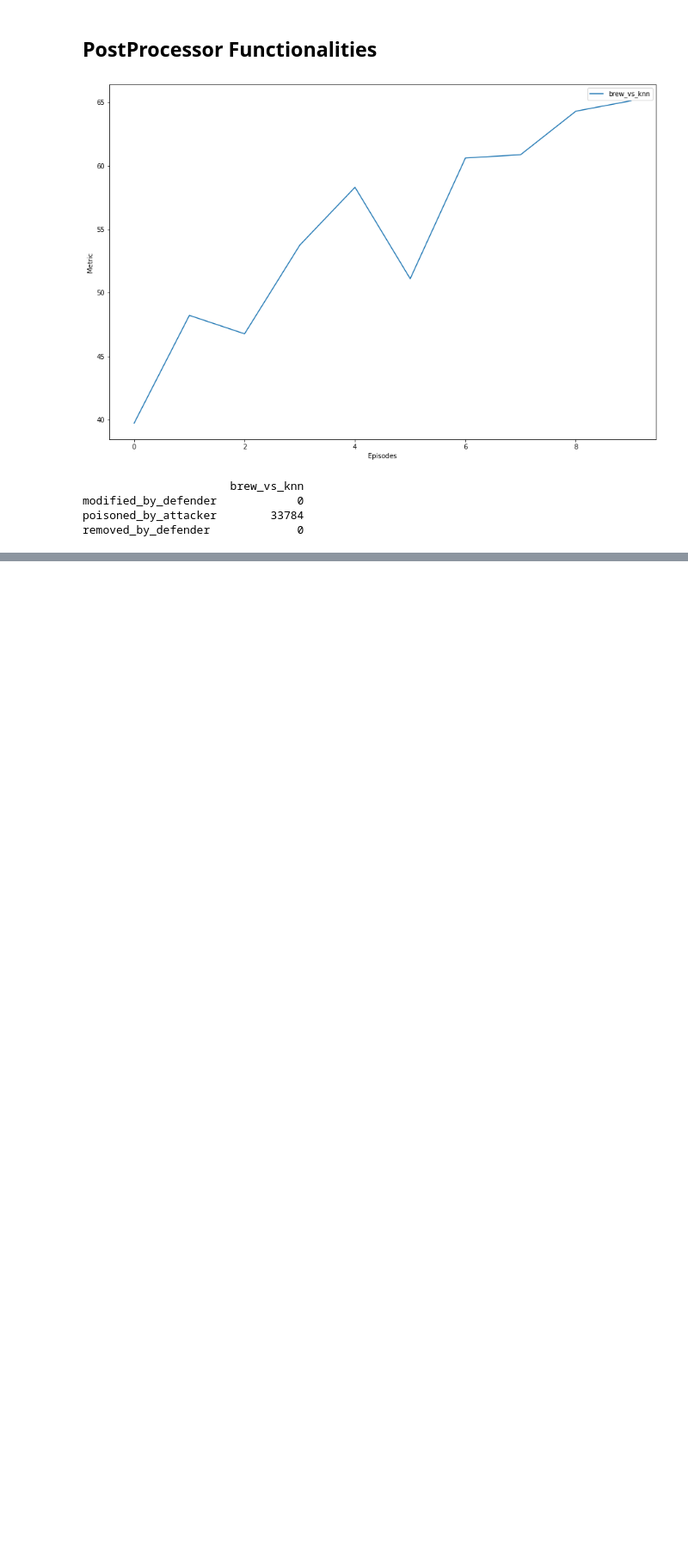
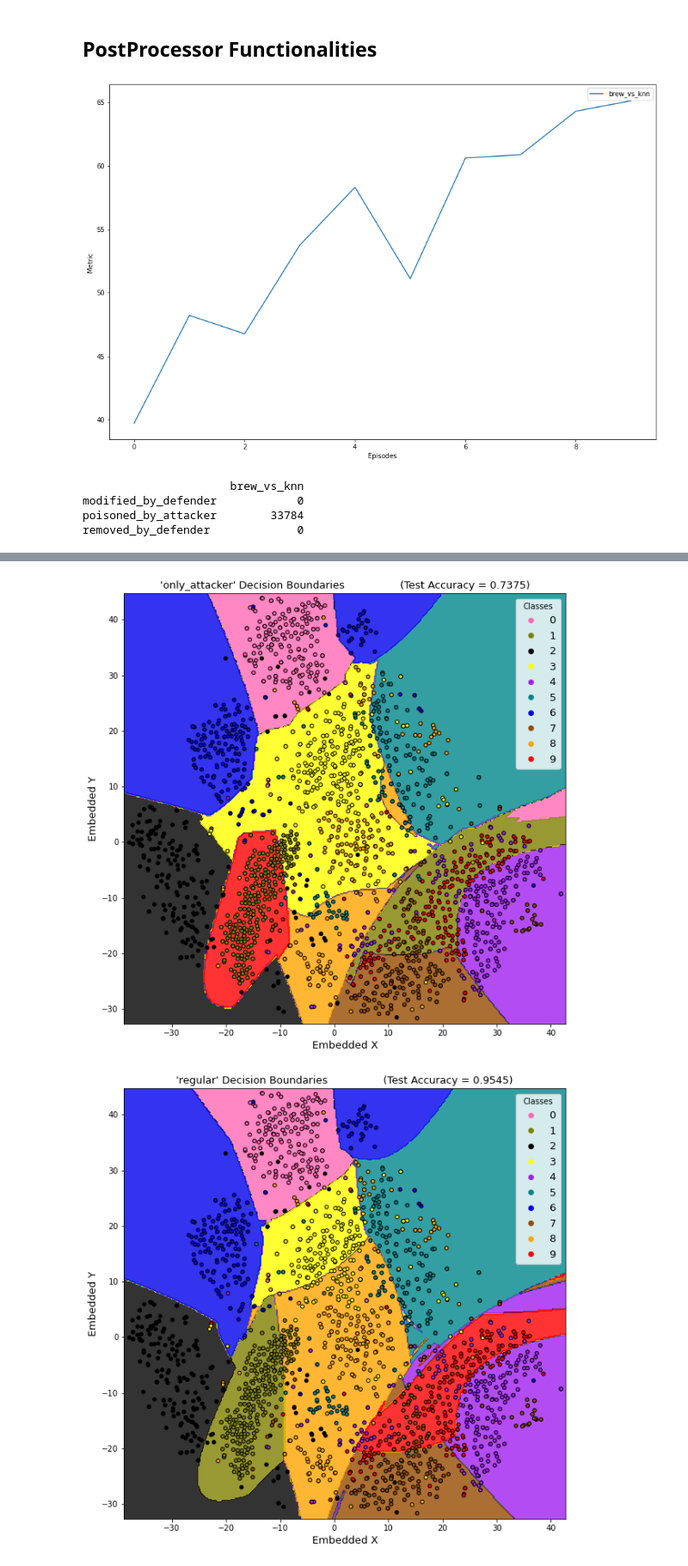
Before and after one commit to oskarfernlund/niteshade, a Jupyter notebook: demo.ipynb, the cells around one changed output, grey strips where cells are left out. Shown at 86% size. Saved outputs shown, nothing was run; the diff lists cells and outputs as text; code cells hidden in the pictures; blank space fills up the shorter version.

Commit message:
Added mnist to demo

```diff
--- a/demo.ipynb
+++ b/demo.ipynb
@@ -107,0 +128,45 @@ removed_by_defender             0
+# %%
+defender = FeasibleSetDefender(X_train, y_train, 2000)
+label_flips_dict = {1:9, 9:1}
+attacker = LabelFlipperAttacker(1, label_flips_dict)
+#attacker = SimpleAttacker(0.6, 1)
+
+device = torch.device("cuda" if torch.cuda.is_available() else "cpu")
+model = MNISTClassifier()
+model = model.to(device) #send model to device
+
+simulator1 = Simulator(X_train, y_train, model, attacker=attacker,
+                    defender=None, batch_size=BATCH_SIZE, num_episodes=NUM_EPISODES)
+
+model = MNISTClassifier()
+model = model.to(device) #send model to device
+simulator2 = Simulator(X_train, y_train, model, attacker=None,
+                    defender=None, batch_size=BATCH_SIZE, num_episodes=NUM_EPISODES)
+
+model = MNISTClassifier()
+model = model.to(device) #send model to device
+simulator3 = Simulator(X_train, y_train, model, attacker=None,
+                    defender=defender, batch_size=BATCH_SIZE, num_episodes=NUM_EPISODES)
+
+model = MNISTClassifier()
+model = model.to(device) #send model to device
+simulator4 = Simulator(X_train, y_train, model, attacker=attacker,
+                    defender=defender, batch_size=BATCH_SIZE, num_episodes=NUM_EPISODES)
+
+
+#simulate attack and defense separately using class method
+simulator1.run()
+simulator2.run()
+simulator3.run()
+simulator4.run()
+
+simulators = {'only_attacker': simulator1, 'regular': simulator2,
+                'attacker_and_defender': simulator4}
+# %%
+pp = PostProcessor(simulators)
+pp.plot_decision_boundaries(X_test, y_test, num_points = 2000, perplexity=100,
+                                        n_iter=2000, fontsize=13, markersize=20, figsize=(10,10),
+                                        resolution=0.2, save=True, show_plot=False)
+# %% [output]
+[figure, added]
+[figure, added]
```
Also changed, not shown: parts of 9 cells of this notebook.
